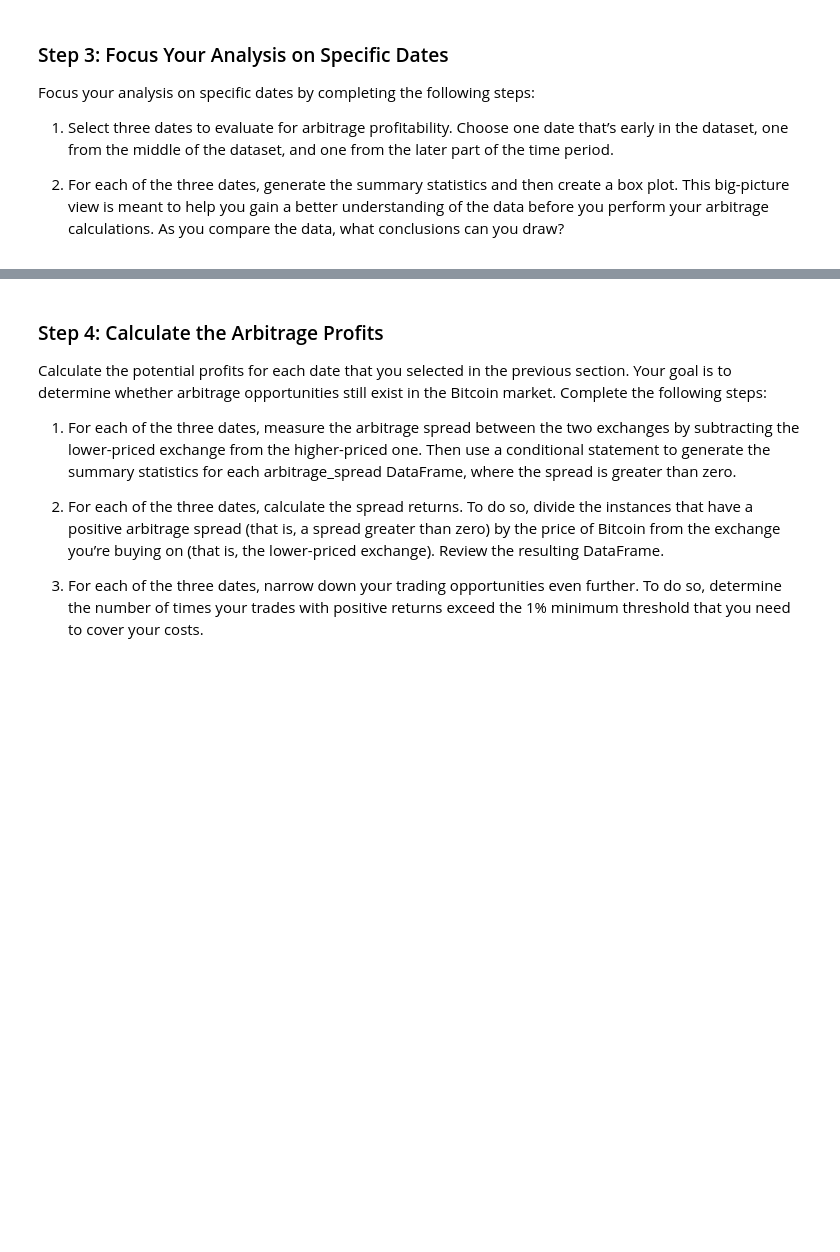
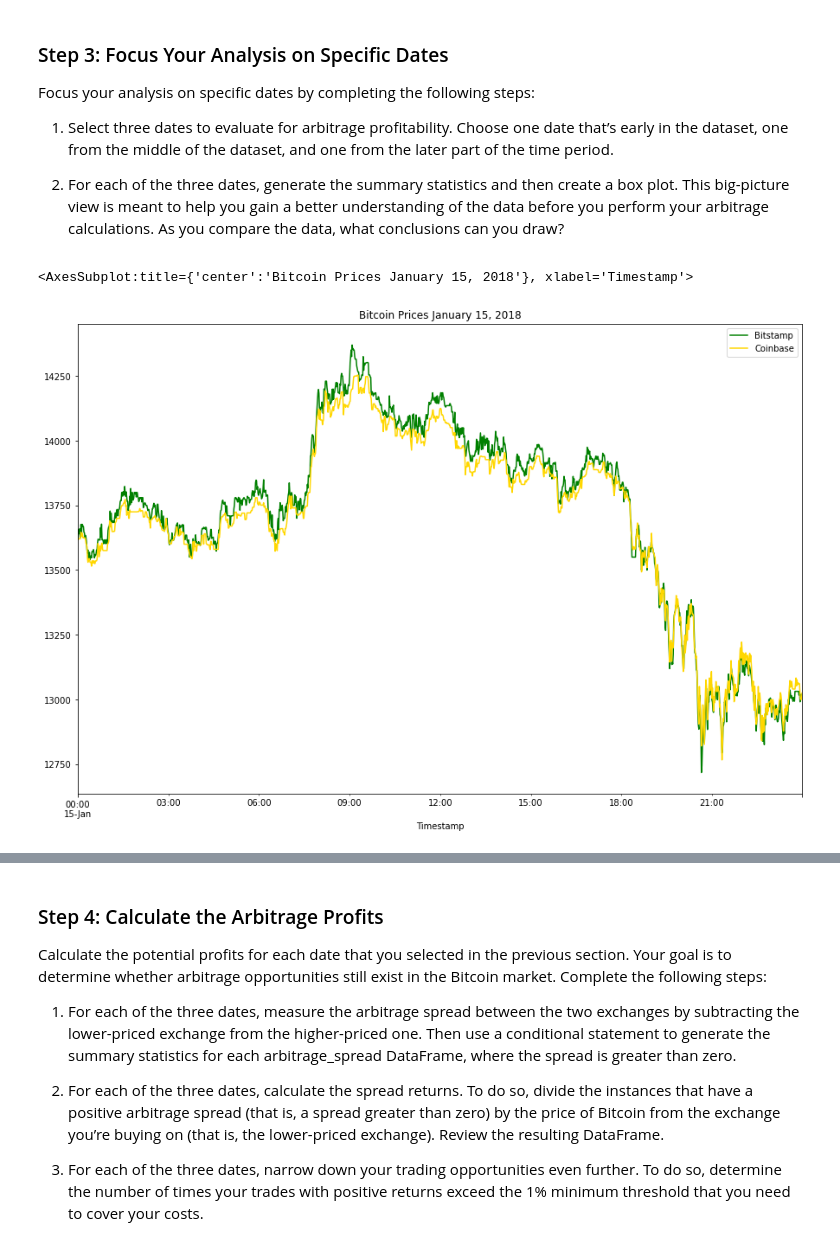
Before and after one commit to ghedrick76/module_3_challenge, a Jupyter notebook: Starter_Code/crypto_arbitrage.ipynb, the cells around one changed output, grey strips where cells are left out. Cells and saved outputs as stored; diff of their text form; code cells hidden in the pictures; blank space fills up the shorter version.

Commit message:
early, mid, and late dates plotted for arbitrage analysis

```diff
--- a/Starter_Code/crypto_arbitrage.ipynb
+++ b/Starter_Code/crypto_arbitrage.ipynb
@@ -364,7 +362,18 @@ Focus your analysis on specific dates by completing the following steps:
 # %%
 # Create an overlay plot that visualizes the two dataframes over a period of one day early in the dataset.
 # Be sure that the plots include the parameters `legend`, `figsize`, `title`, `color` and `label`
-# YOUR CODE HERE
+bitstamp_early = bitstamp_sliced.loc['2018-01-15']
+
+bitstamp_early.plot(
+    legend=True, figsize=(15,10), title="Bitcoin Prices January 15, 2018", color="green", label="Bitstamp")
+
+coinbase_early = coinbase_sliced.loc['2018-01-15']
+
+coinbase_early.plot(
+    legend=True, figsize=(15,10), color="gold", label="Coinbase")
+# %% [output]
+<AxesSubplot:title={'center':'Bitcoin Prices January 15, 2018'}, xlabel='Timestamp'>
+[figure, added]
 # %%
 # Using the early date that you have selected, calculate the arbitrage spread
 # by subtracting the bitstamp lower closing prices from the coinbase higher closing prices
```
Also changed, not shown: parts of 10 cells of this notebook.
